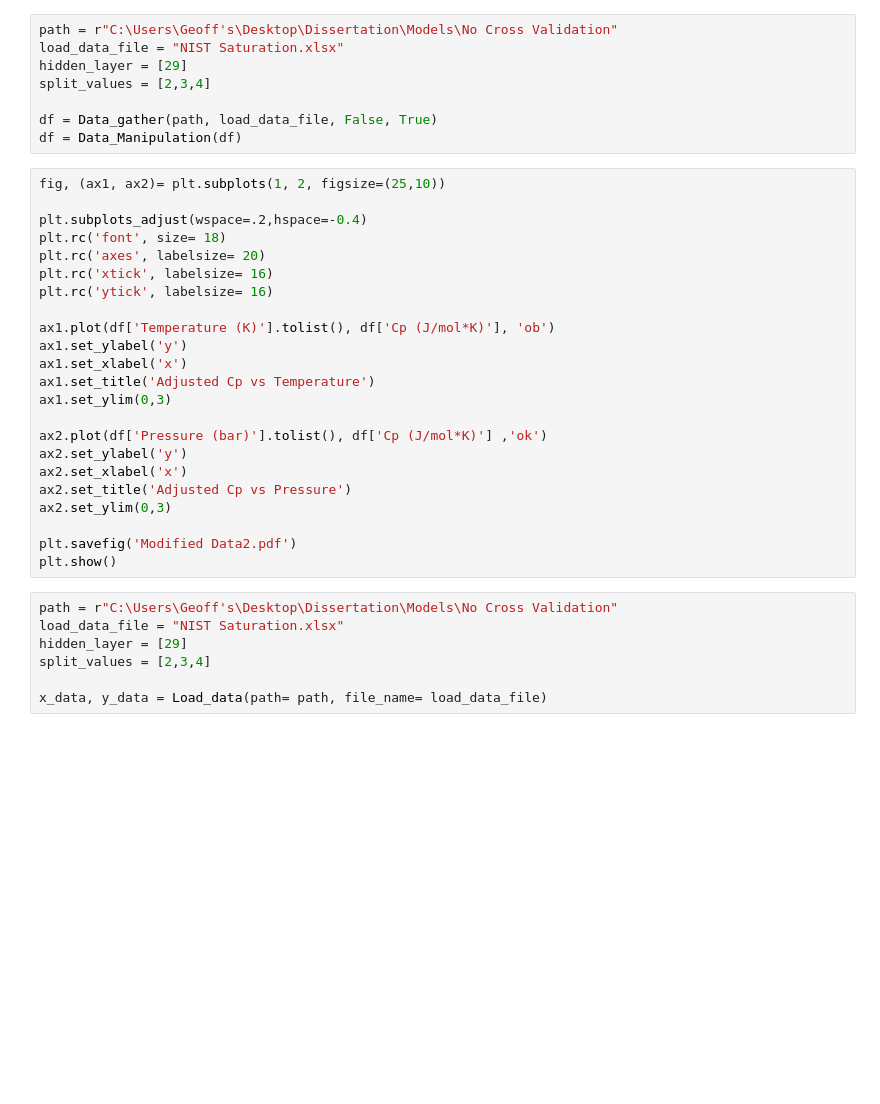
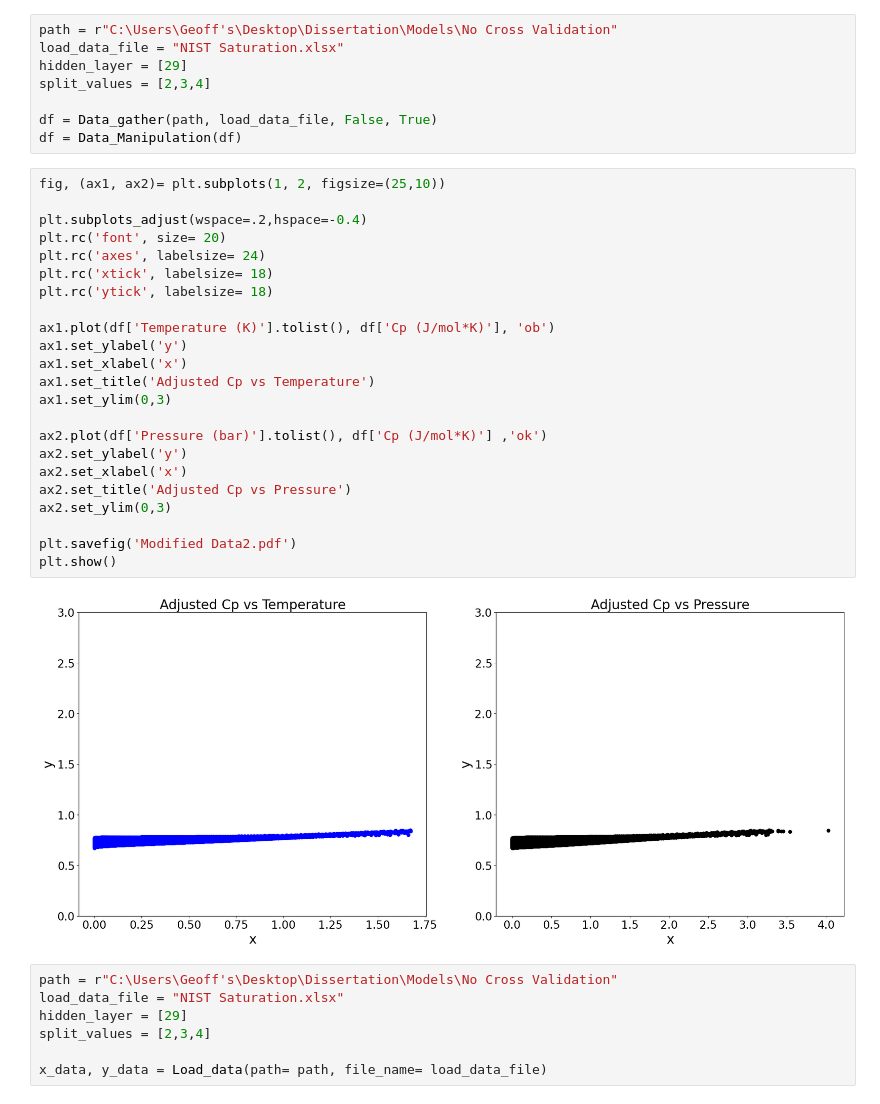
Before and after one commit to Zackary-Overend/MSc, a Jupyter notebook: Model_main.ipynb, the cells around one changed output. Saved outputs shown, nothing was run; the diff lists cells and outputs as text; blank space fills up the shorter version.

Commit message:
Adjustment of font sizes for one graph

```diff
--- a/Model_main.ipynb
+++ b/Model_main.ipynb
@@ -416,26 +416,28 @@ df = Data_Manipulation(df)
 # %%
 fig, (ax1, ax2)= plt.subplots(1, 2, figsize=(25,10))
 
 plt.subplots_adjust(wspace=.2,hspace=-0.4)
-plt.rc('font', size= 18)
-plt.rc('axes', labelsize= 20)
-plt.rc('xtick', labelsize= 16)
-plt.rc('ytick', labelsize= 16)
+plt.rc('font', size= 20)
+plt.rc('axes', labelsize= 24)
+plt.rc('xtick', labelsize= 18)
+plt.rc('ytick', labelsize= 18)
 
 ax1.plot(df['Temperature (K)'].tolist(), df['Cp (J/mol*K)'], 'ob')
 ax1.set_ylabel('y')
 ax1.set_xlabel('x')
 ax1.set_title('Adjusted Cp vs Temperature')
 ax1.set_ylim(0,3)
 
 ax2.plot(df['Pressure (bar)'].tolist(), df['Cp (J/mol*K)'] ,'ok')
 ax2.set_ylabel('y')
 ax2.set_xlabel('x')
 ax2.set_title('Adjusted Cp vs Pressure')
 ax2.set_ylim(0,3)
 
 plt.savefig('Modified Data2.pdf')
 plt.show()
+# %% [output]
+[figure, added]
 # %%
 path = r"C:\Users\Geoff's\Desktop\Dissertation\Models\No Cross Validation"
 load_data_file = "NIST Saturation.xlsx"
```
Also changed, not shown: 1 other file.
